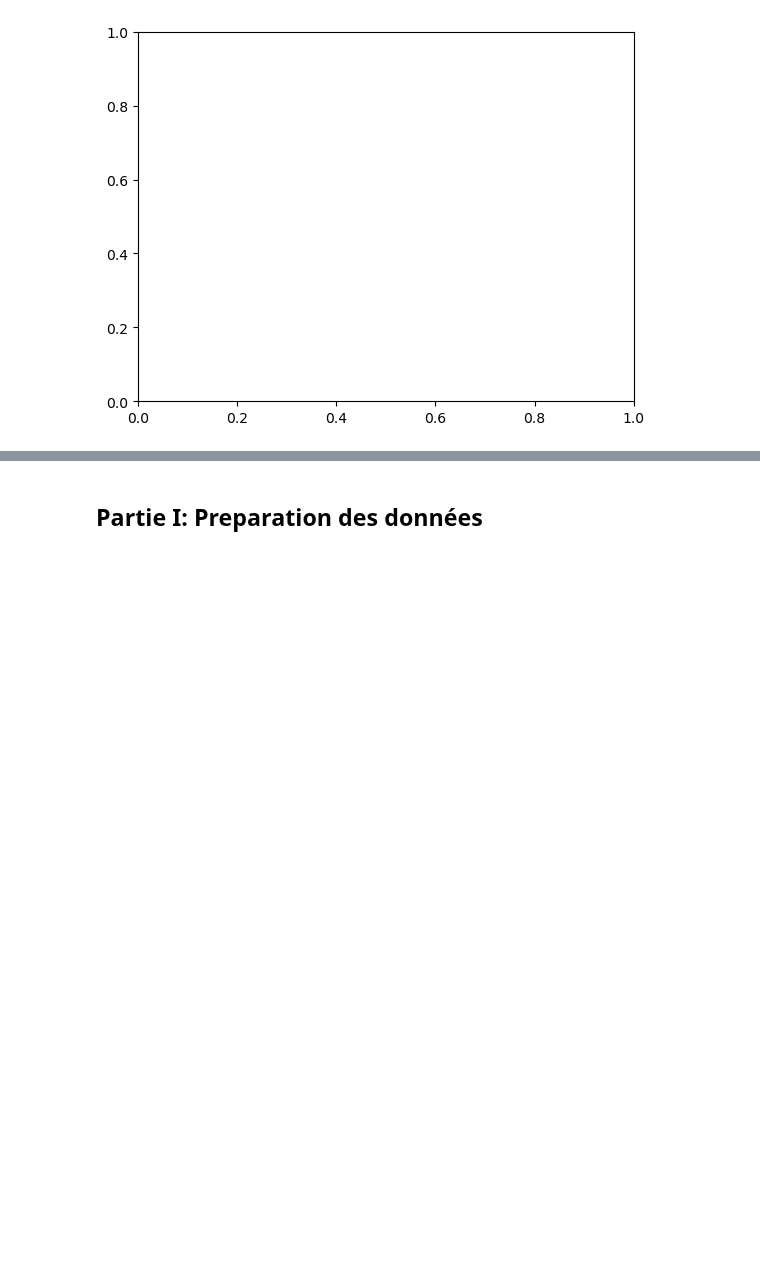
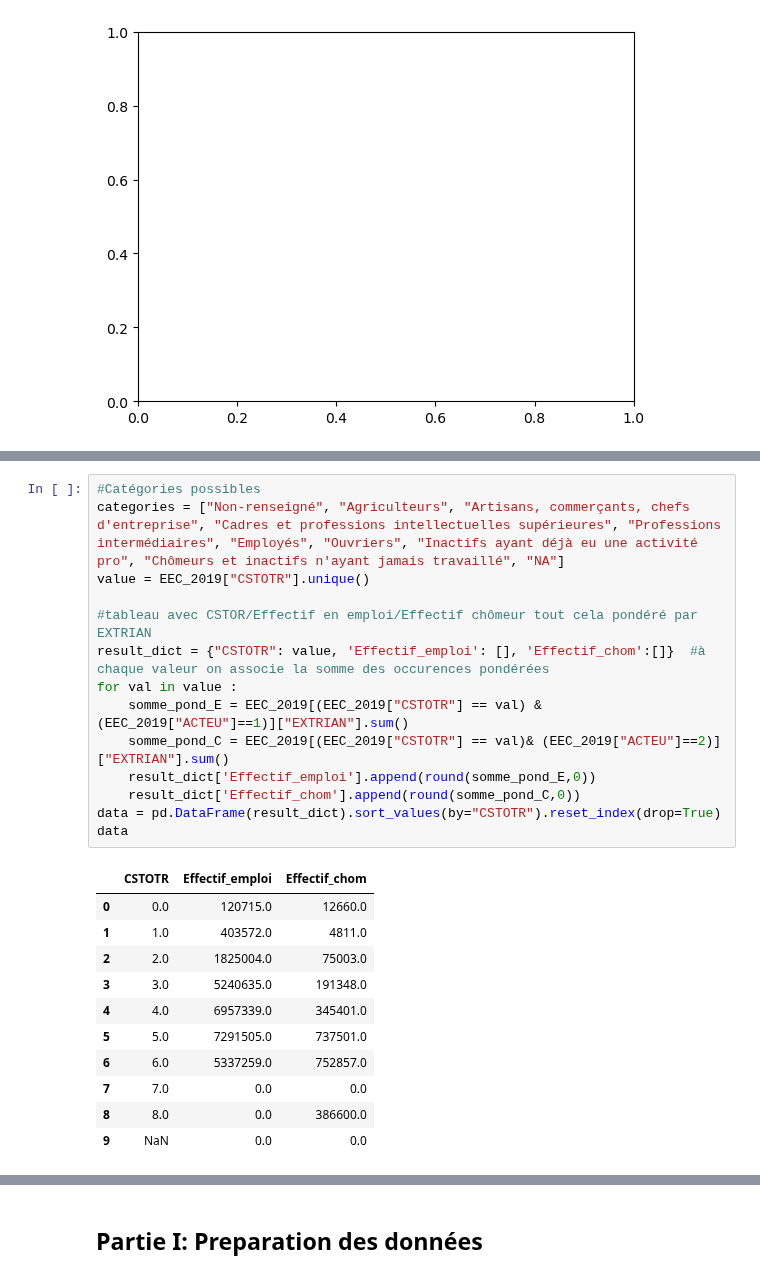
Before and after one commit to Alexis-Barrau/python_ensae, a Jupyter notebook: Scripts/Script first analysis.ipynb, the cells around one changed output, grey strips where cells are left out. Drawn from its saved outputs; the diff is of its cells as text; blank space fills up the shorter version.

```diff
--- a/Scripts/Script first analysis.ipynb
+++ b/Scripts/Script first analysis.ipynb
@@ -86 +99,27 @@ ValueError: Invalid RGBA argument: 3.0
+# %%
+#Catégories possibles
+categories = ["Non-renseigné", "Agriculteurs", "Artisans, commerçants, chefs d'entreprise", "Cadres et professions intellectuelles supérieures", "Professions intermédiaires", "Employés", "Ouvriers", "Inactifs ayant déjà eu une activité pro", "Chômeurs et inactifs n'ayant jamais travaillé", "NA"]
+value = EEC_2019["CSTOTR"].unique()
+
+#tableau avec CSTOR/Effectif en emploi/Effectif chômeur tout cela pondéré par EXTRIAN
+result_dict = {"CSTOTR": value, 'Effectif_emploi': [], 'Effectif_chom':[]}  #à chaque valeur on associe la somme des occurences pondérées
+for val in value :
+    somme_pond_E = EEC_2019[(EEC_2019["CSTOTR"] == val) & (EEC_2019["ACTEU"]==1)]["EXTRIAN"].sum()
+    somme_pond_C = EEC_2019[(EEC_2019["CSTOTR"] == val)& (EEC_2019["ACTEU"]==2)]["EXTRIAN"].sum()
+    result_dict['Effectif_emploi'].append(round(somme_pond_E,0))
+    result_dict['Effectif_chom'].append(round(somme_pond_C,0))
+data = pd.DataFrame(result_dict).sort_values(by="CSTOTR").reset_index(drop=True)
+data
+# %% [output]
+|  | CSTOTR | Effectif_emploi | Effectif_chom |
+| 0 | 0.0 | 120715.0 | 12660.0 |
+| 1 | 1.0 | 403572.0 | 4811.0 |
+| 2 | 2.0 | 1825004.0 | 75003.0 |
+| 3 | 3.0 | 5240635.0 | 191348.0 |
+| 4 | 4.0 | 6957339.0 | 345401.0 |
+| 5 | 5.0 | 7291505.0 | 737501.0 |
+| 6 | 6.0 | 5337259.0 | 752857.0 |
+| 7 | 7.0 | 0.0 | 0.0 |
+| 8 | 8.0 | 0.0 | 386600.0 |
+| 9 | NaN | 0.0 | 0.0 |
 # %%
```
Also changed, not shown: parts of 23 cells of this notebook.
